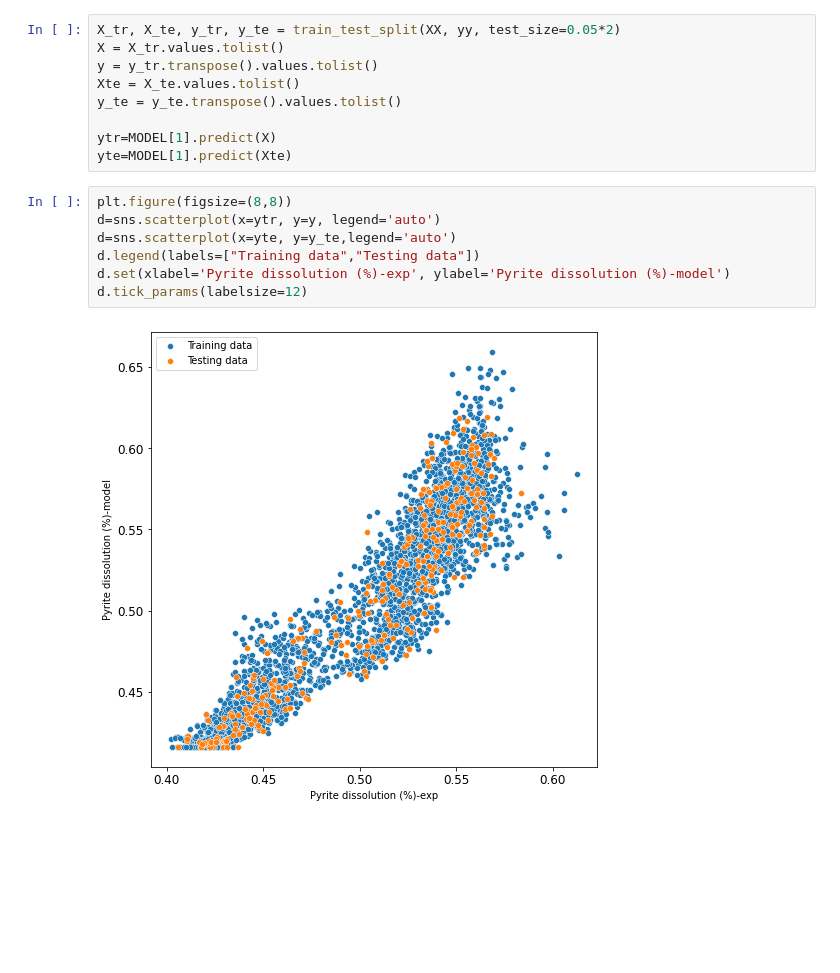
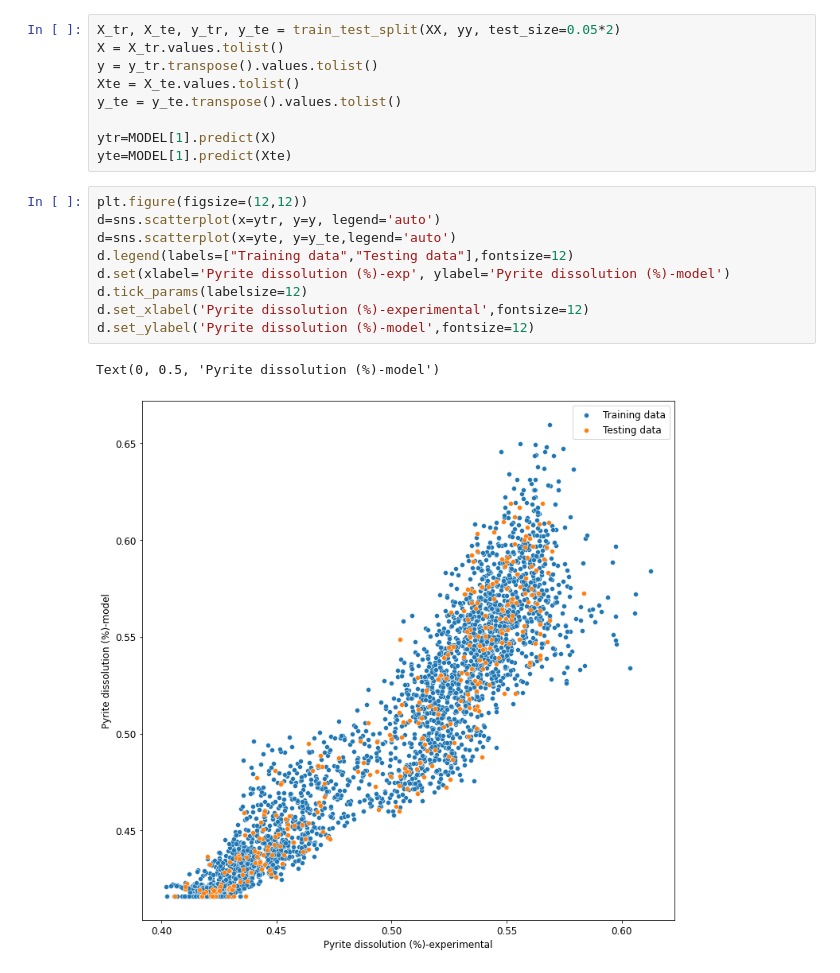
Before and after one commit to mhkarimid/Bioox-, a Jupyter notebook: Final.ipynb, the cells around one changed output. Cells and saved outputs as stored; diff of their text form; blank space fills up the shorter version.

```diff
--- a/Final.ipynb
+++ b/Final.ipynb
@@ -553,11 +553,14 @@ y_te = y_te.transpose().values.tolist()
 ytr=MODEL[1].predict(X)
 yte=MODEL[1].predict(Xte)
 # %%
-plt.figure(figsize=(8,8))
+plt.figure(figsize=(12,12))
 d=sns.scatterplot(x=ytr, y=y, legend='auto')
 d=sns.scatterplot(x=yte, y=y_te,legend='auto')
-d.legend(labels=["Training data","Testing data"])
+d.legend(labels=["Training data","Testing data"],fontsize=12)
 d.set(xlabel='Pyrite dissolution (%)-exp', ylabel='Pyrite dissolution (%)-model')
 d.tick_params(labelsize=12)
+d.set_xlabel('Pyrite dissolution (%)-experimental',fontsize=12)
+d.set_ylabel('Pyrite dissolution (%)-model',fontsize=12)
 # %% [output]
+Text(0, 0.5, 'Pyrite dissolution (%)-model')
-[figure, old version]
+[figure, new version]
```
Also changed, not shown: parts of 2 cells of this notebook.
